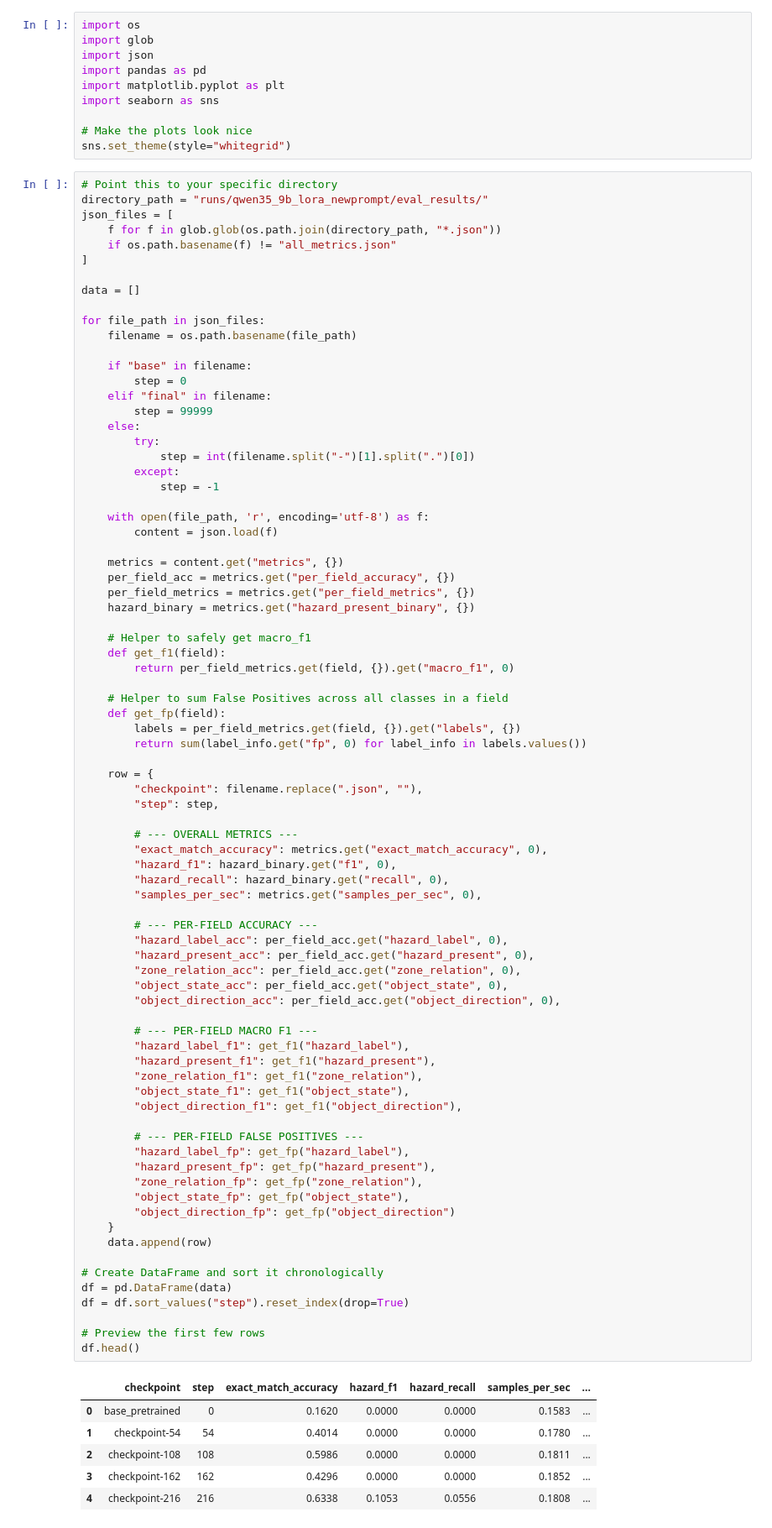
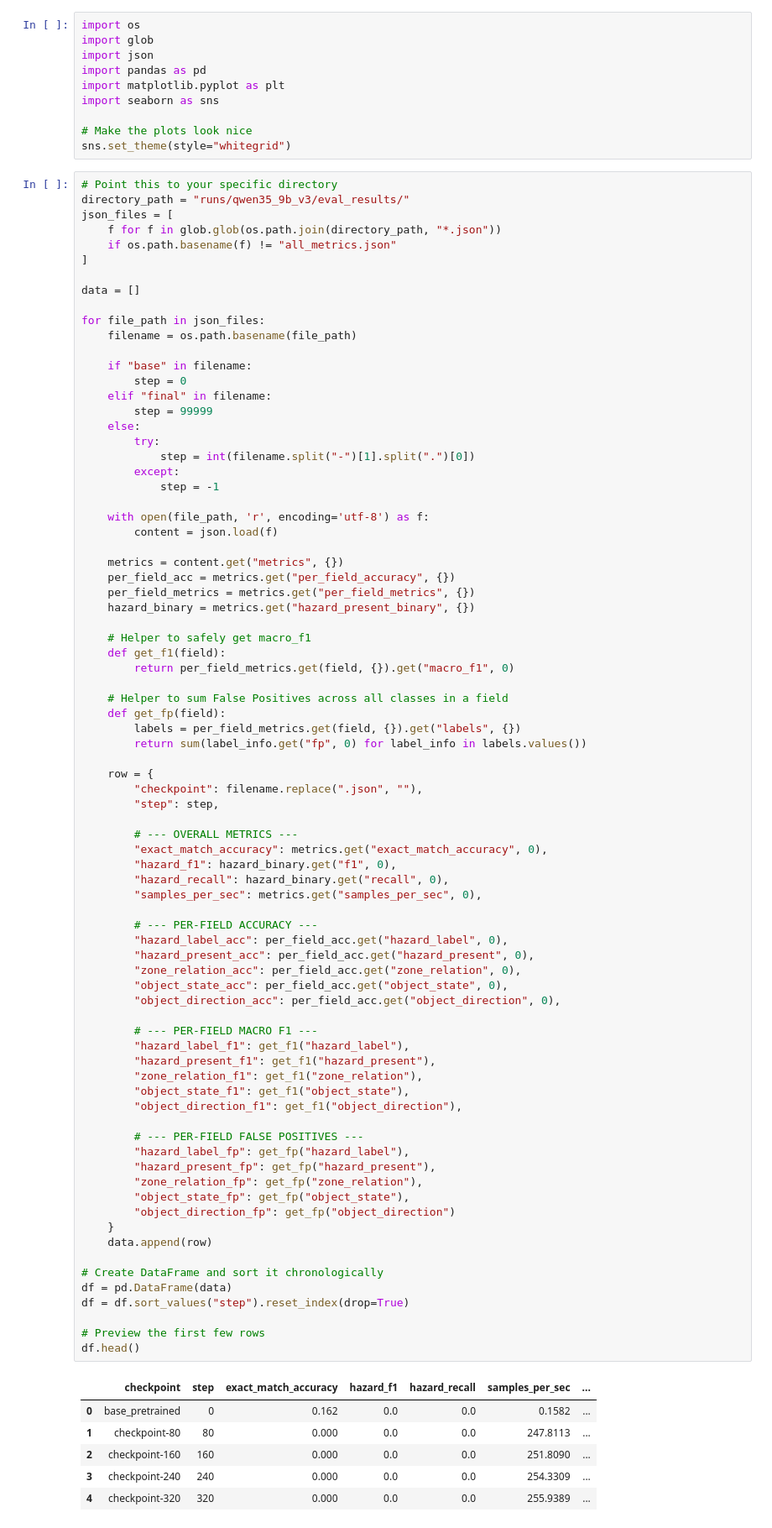
Before and after one commit to uziahmd/KPST_hazard_finetune, a Jupyter notebook: eval_visuals.ipynb, the cells around one changed output. Shown at 84% size. Drawn from its saved outputs; the diff is of its cells as text.

```diff
--- a/eval_visuals.ipynb
+++ b/eval_visuals.ipynb
@@ -10,7 +10,7 @@ import seaborn as sns
 sns.set_theme(style="whitegrid")
 # %%
 # Point this to your specific directory
-directory_path = "runs/qwen35_9b_lora_newprompt/eval_results/"
+directory_path = "runs/qwen35_9b_v3/eval_results/"
 json_files = [
     f for f in glob.glob(os.path.join(directory_path, "*.json"))
     if os.path.basename(f) != "all_metrics.json"
@@ -62,38 +62,38 @@ for file_path in json_files:
         "hazard_label_acc": per_field_acc.get("hazard_label", 0),
         "hazard_present_acc": per_field_acc.get("hazard_present", 0),
         "zone_relation_acc": per_field_acc.get("zone_relation", 0),
         "object_state_acc": per_field_acc.get("object_state", 0),
         "object_direction_acc": per_field_acc.get("object_direction", 0),
 
         # --- PER-FIELD MACRO F1 ---
         "hazard_label_f1": get_f1("hazard_label"),
         "hazard_present_f1": get_f1("hazard_present"),
         "zone_relation_f1": get_f1("zone_relation"),
         "object_state_f1": get_f1("object_state"),
         "object_direction_f1": get_f1("object_direction"),
 
         # --- PER-FIELD FALSE POSITIVES ---
         "hazard_label_fp": get_fp("hazard_label"),
         "hazard_present_fp": get_fp("hazard_present"),
         "zone_relation_fp": get_fp("zone_relation"),
         "object_state_fp": get_fp("object_state"),
         "object_direction_fp": get_fp("object_direction")
     }
     data.append(row)
 
 # Create DataFrame and sort it chronologically
 df = pd.DataFrame(data)
 df = df.sort_values("step").reset_index(drop=True)
 
 # Preview the first few rows
 df.head()
 # %% [output]
 |  | checkpoint | step | exact_match_accuracy | hazard_f1 | hazard_recall | samples_per_sec | ... |
-| 0 | base_pretrained | 0 | 0.1620 | 0.0000 | 0.0000 | 0.1583 | ... |
-| 1 | checkpoint-54 | 54 | 0.4014 | 0.0000 | 0.0000 | 0.1780 | ... |
-| 2 | checkpoint-108 | 108 | 0.5986 | 0.0000 | 0.0000 | 0.1811 | ... |
-| 3 | checkpoint-162 | 162 | 0.4296 | 0.0000 | 0.0000 | 0.1852 | ... |
-| 4 | checkpoint-216 | 216 | 0.6338 | 0.1053 | 0.0556 | 0.1808 | ... |
+| 0 | base_pretrained | 0 | 0.162 | 0.0 | 0.0 | 0.1582 | ... |
+| 1 | checkpoint-80 | 80 | 0.000 | 0.0 | 0.0 | 247.8113 | ... |
+| 2 | checkpoint-160 | 160 | 0.000 | 0.0 | 0.0 | 251.8090 | ... |
+| 3 | checkpoint-240 | 240 | 0.000 | 0.0 | 0.0 | 254.3309 | ... |
+| 4 | checkpoint-320 | 320 | 0.000 | 0.0 | 0.0 | 255.9389 | ... |
 5 rows × 21 columns
 # %%
 import matplotlib.pyplot as plt
```
Also changed, not shown: parts of 3 cells of this notebook, 3 other files.
